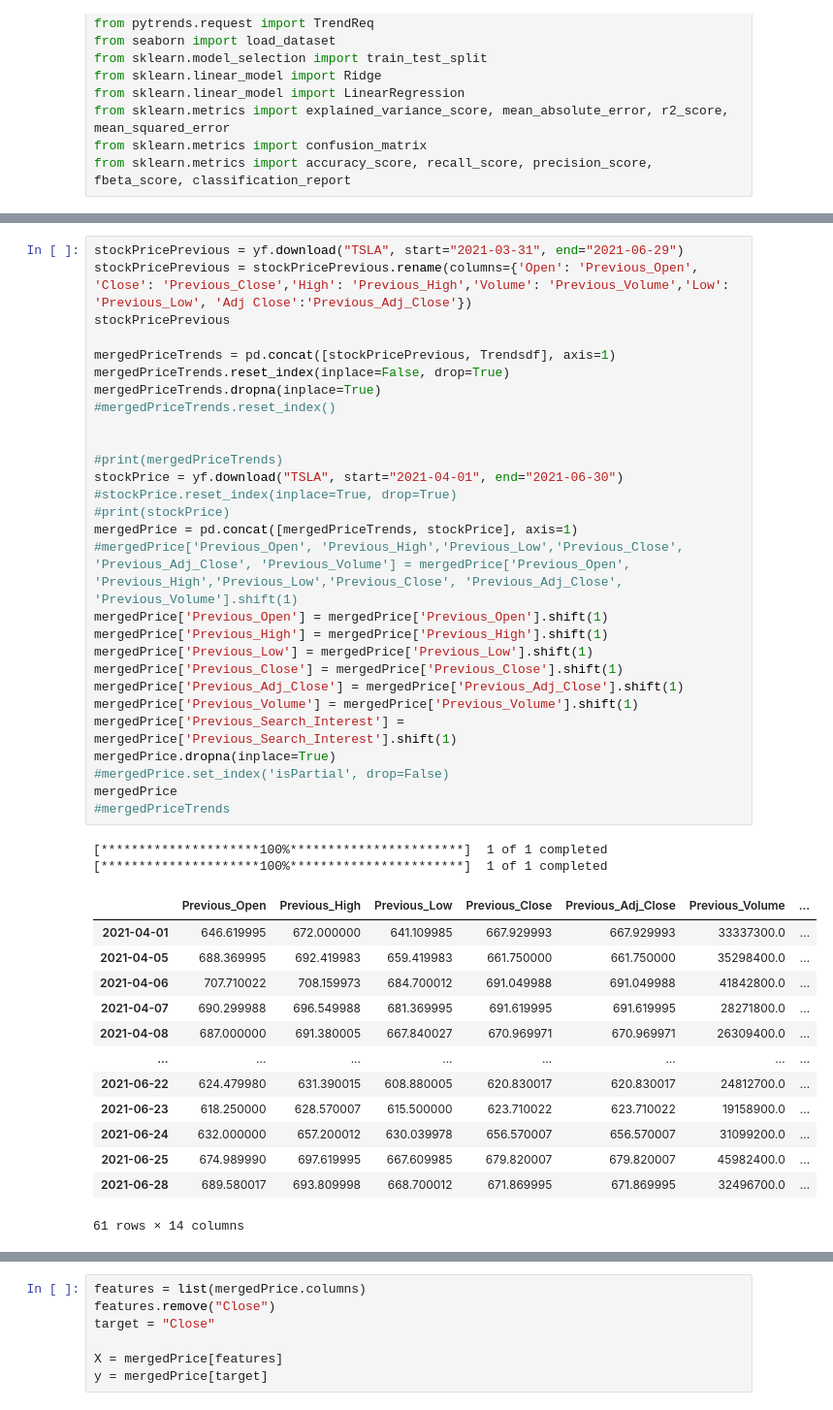
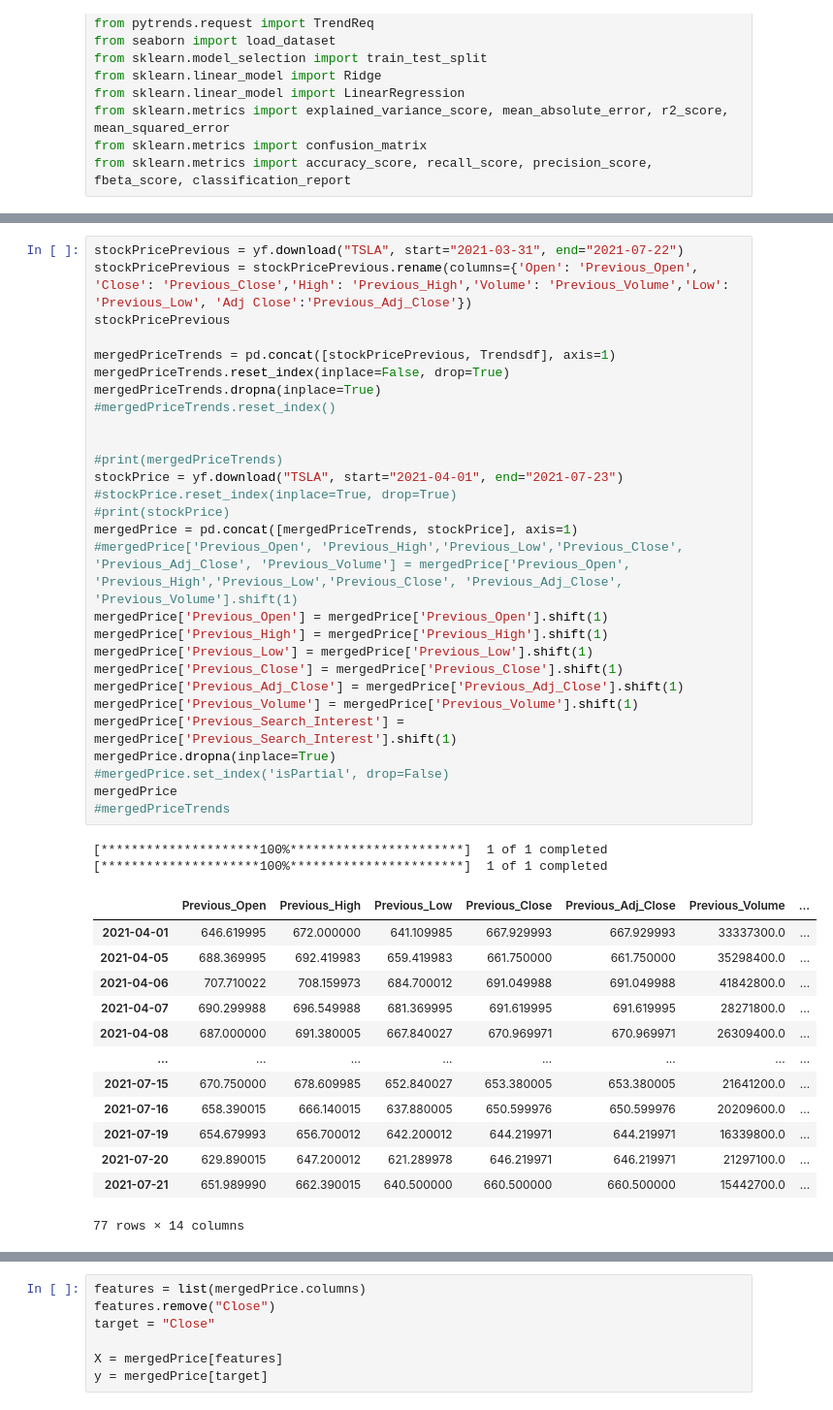
Before and after one commit to atlas125gev/StockProject, a Jupyter notebook: FinalProject/FinalGroupProjectAndrew.ipynb, the cells around one changed output, grey strips where cells are left out. Shown at 97% size. Drawn from its saved outputs; the diff is of its cells as text.

```diff
--- a/FinalProject/FinalGroupProjectAndrew.ipynb
+++ b/FinalProject/FinalGroupProjectAndrew.ipynb
@@ -42,5 +42,5 @@ Trendsdf
 # %%
-stockPricePrevious = yf.download("TSLA", start="2021-03-31", end="2021-06-29")
+stockPricePrevious = yf.download("TSLA", start="2021-03-31", end="2021-07-22")
 stockPricePrevious = stockPricePrevious.rename(columns={'Open': 'Previous_Open', 'Close': 'Previous_Close','High': 'Previous_High','Volume': 'Previous_Volume','Low': 'Previous_Low', 'Adj Close':'Previous_Adj_Close'})
 stockPricePrevious
 
@@ -49,40 +49,40 @@ mergedPriceTrends.reset_index(inplace=False, drop=True)
 mergedPriceTrends.dropna(inplace=True)
 #mergedPriceTrends.reset_index()
 
 
 #print(mergedPriceTrends)
-stockPrice = yf.download("TSLA", start="2021-04-01", end="2021-06-30")
+stockPrice = yf.download("TSLA", start="2021-04-01", end="2021-07-23")
 #stockPrice.reset_index(inplace=True, drop=True)
 #print(stockPrice)
 mergedPrice = pd.concat([mergedPriceTrends, stockPrice], axis=1)
 #mergedPrice['Previous_Open', 'Previous_High','Previous_Low','Previous_Close', 'Previous_Adj_Close', 'Previous_Volume'] = mergedPrice['Previous_Open', 'Previous_High','Previous_Low','Previous_Close', 'Previous_Adj_Close', 'Previous_Volume'].shift(1)
 mergedPrice['Previous_Open'] = mergedPrice['Previous_Open'].shift(1)
 mergedPrice['Previous_High'] = mergedPrice['Previous_High'].shift(1)
 mergedPrice['Previous_Low'] = mergedPrice['Previous_Low'].shift(1)
 mergedPrice['Previous_Close'] = mergedPrice['Previous_Close'].shift(1)
 mergedPrice['Previous_Adj_Close'] = mergedPrice['Previous_Adj_Close'].shift(1)
 mergedPrice['Previous_Volume'] = mergedPrice['Previous_Volume'].shift(1)
 mergedPrice['Previous_Search_Interest'] = mergedPrice['Previous_Search_Interest'].shift(1)
 mergedPrice.dropna(inplace=True)
 #mergedPrice.set_index('isPartial', drop=False)
 mergedPrice
 #mergedPriceTrends
 # %% [output]
 [*********************100%***********************]  1 of 1 completed
 [*********************100%***********************]  1 of 1 completed
 |  | Previous_Open | Previous_High | Previous_Low | Previous_Close | Previous_Adj_Close | Previous_Volume | ... |
 | 2021-04-01 | 646.619995 | 672.000000 | 641.109985 | 667.929993 | 667.929993 | 33337300.0 | ... |
 | 2021-04-05 | 688.369995 | 692.419983 | 659.419983 | 661.750000 | 661.750000 | 35298400.0 | ... |
 | 2021-04-06 | 707.710022 | 708.159973 | 684.700012 | 691.049988 | 691.049988 | 41842800.0 | ... |
 | 2021-04-07 | 690.299988 | 696.549988 | 681.369995 | 691.619995 | 691.619995 | 28271800.0 | ... |
 | 2021-04-08 | 687.000000 | 691.380005 | 667.840027 | 670.969971 | 670.969971 | 26309400.0 | ... |
 | ... | ... | ... | ... | ... | ... | ... | ... |
-| 2021-06-22 | 624.479980 | 631.390015 | 608.880005 | 620.830017 | 620.830017 | 24812700.0 | ... |
-| 2021-06-23 | 618.250000 | 628.570007 | 615.500000 | 623.710022 | 623.710022 | 19158900.0 | ... |
-| 2021-06-24 | 632.000000 | 657.200012 | 630.039978 | 656.570007 | 656.570007 | 31099200.0 | ... |
-| 2021-06-25 | 674.989990 | 697.619995 | 667.609985 | 679.820007 | 679.820007 | 45982400.0 | ... |
-| 2021-06-28 | 689.580017 | 693.809998 | 668.700012 | 671.869995 | 671.869995 | 32496700.0 | ... |
+| 2021-07-15 | 670.750000 | 678.609985 | 652.840027 | 653.380005 | 653.380005 | 21641200.0 | ... |
+| 2021-07-16 | 658.390015 | 666.140015 | 637.880005 | 650.599976 | 650.599976 | 20209600.0 | ... |
+| 2021-07-19 | 654.679993 | 656.700012 | 642.200012 | 644.219971 | 644.219971 | 16339800.0 | ... |
+| 2021-07-20 | 629.890015 | 647.200012 | 621.289978 | 646.219971 | 646.219971 | 21297100.0 | ... |
+| 2021-07-21 | 651.989990 | 662.390015 | 640.500000 | 660.500000 | 660.500000 | 15442700.0 | ... |
-61 rows × 14 columns
+77 rows × 14 columns
 # %%
 mergedPrice.info()
 # %% [output]
```
Also changed, not shown: parts of 8 cells of this notebook.
